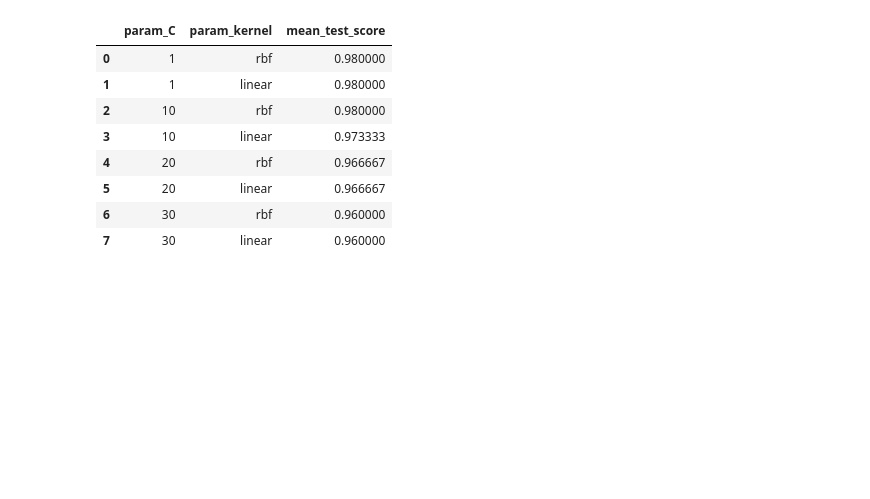
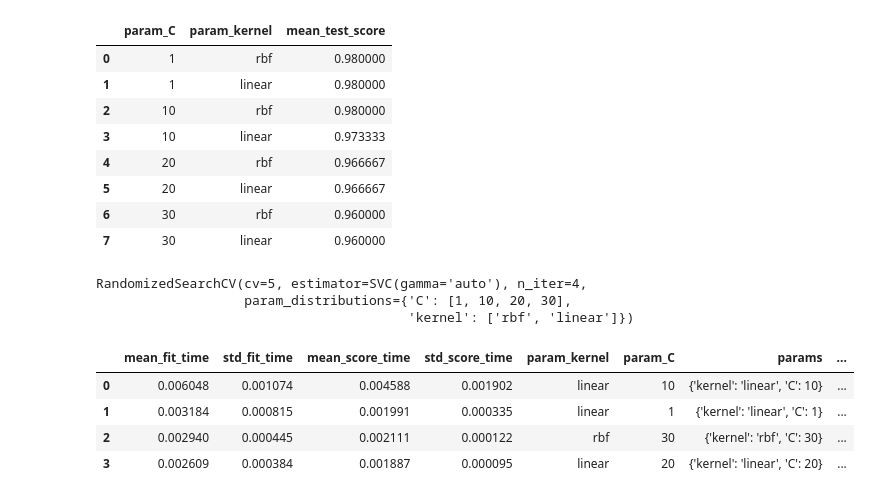
Before and after one commit to Fahad-1305/complete-machine-learning, a Jupyter notebook: hyperparameterTuning.ipynb, the cells around one changed output. Cells and saved outputs as stored; diff of their text form; code cells hidden in the pictures; blank space fills up the shorter version.

```diff
--- a/Untitled.ipynb
+++ b/hyperparameterTuning.ipynb
@@ -110,0 +113,21 @@ results[['param_C','param_kernel','mean_test_score']]
+# %%
+classifier_r = RandomizedSearchCV((model_svm),{
+    'C' : [1,10,20,30],
+    'kernel' :['rbf','linear'],
+},n_iter = 4,cv = 5,return_train_score = False)
+# %%
+classifier_r.fit(X,y)
+# %% [output]
+RandomizedSearchCV(cv=5, estimator=SVC(gamma='auto'), n_iter=4,
+                   param_distributions={'C': [1, 10, 20, 30],
+                                        'kernel': ['rbf', 'linear']})
+# %%
+results = pd.DataFrame(classifier_r.cv_results_)
+# %%
+results
+# %% [output]
+|  | mean_fit_time | std_fit_time | mean_score_time | std_score_time | param_kernel | param_C | params | ... |
+| 0 | 0.006048 | 0.001074 | 0.004588 | 0.001902 | linear | 10 | {'kernel': 'linear', 'C': 10} | ... |
+| 1 | 0.003184 | 0.000815 | 0.001991 | 0.000335 | linear | 1 | {'kernel': 'linear', 'C': 1} | ... |
+| 2 | 0.002940 | 0.000445 | 0.002111 | 0.000122 | rbf | 30 | {'kernel': 'rbf', 'C': 30} | ... |
+| 3 | 0.002609 | 0.000384 | 0.001887 | 0.000095 | linear | 20 | {'kernel': 'linear', 'C': 20} | ... |
```
Also changed, not shown: parts of 2 cells of this notebook.
